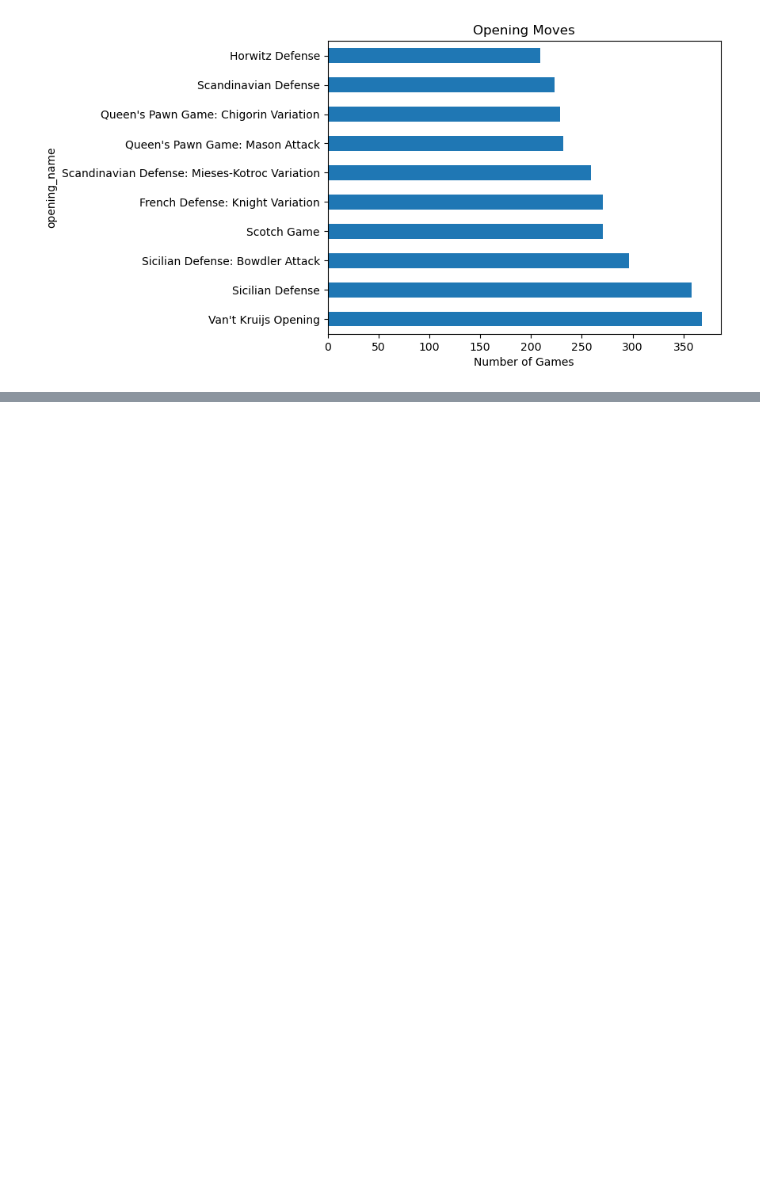
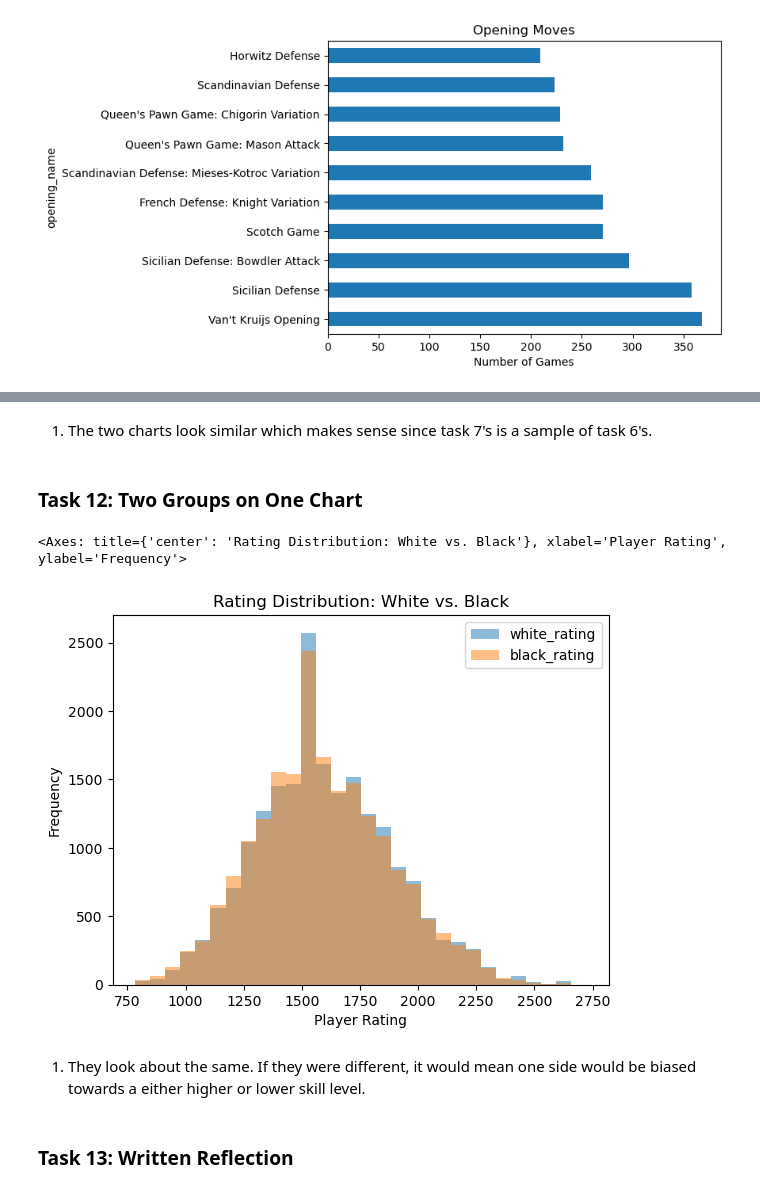
Before and after one commit to AndrewGriffith328/charts, a Jupyter notebook: charts.ipynb, the cells around one changed output, grey strips where cells are left out. Drawn from its saved outputs; the diff is of its cells as text; code cells hidden in the pictures; blank space fills up the shorter version.

Commit message:
completed the rest of the tasks

```diff
--- a/charts.ipynb
+++ b/charts.ipynb
@@ -152,0 +181,19 @@ top_openings.plot(
+# %% [markdown]
+1. The two charts look similar which makes sense since task 7's is a sample of task 6's.
+# %% [markdown]
+### Task 12: Two Groups on One Chart
+# %%
+chess[["white_rating", "black_rating"]].plot(
+    kind="hist",
+    bins=30,
+    alpha=0.5,
+    title="Rating Distribution: White vs. Black",
+    xlabel="Player Rating",
+)
+# %% [output]
+<Axes: title={'center': 'Rating Distribution: White vs. Black'}, xlabel='Player Rating', ylabel='Frequency'>
+[figure, added]
+# %% [markdown]
+1. They look about the same. If they were different, it would mean one side would be biased towards a either higher or lower skill level.
+# %% [markdown]
+### Task 13: Written Reflection
```
Also changed, not shown: parts of 5 cells of this notebook, 1 other file.
